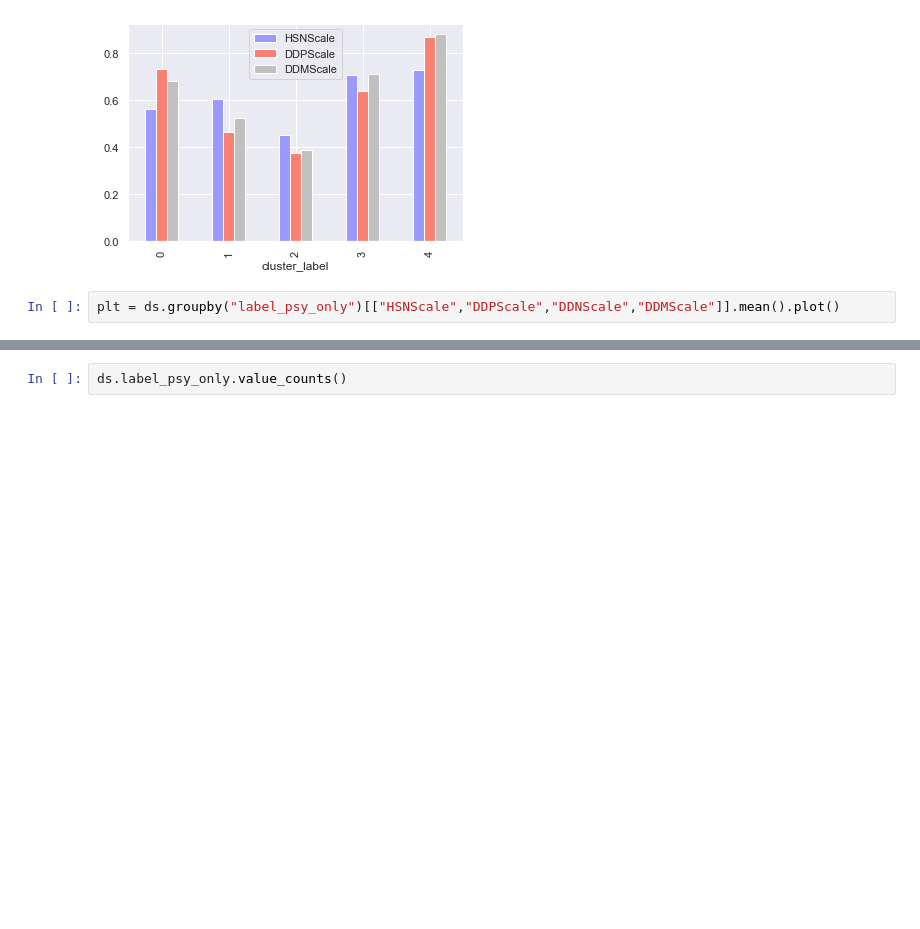
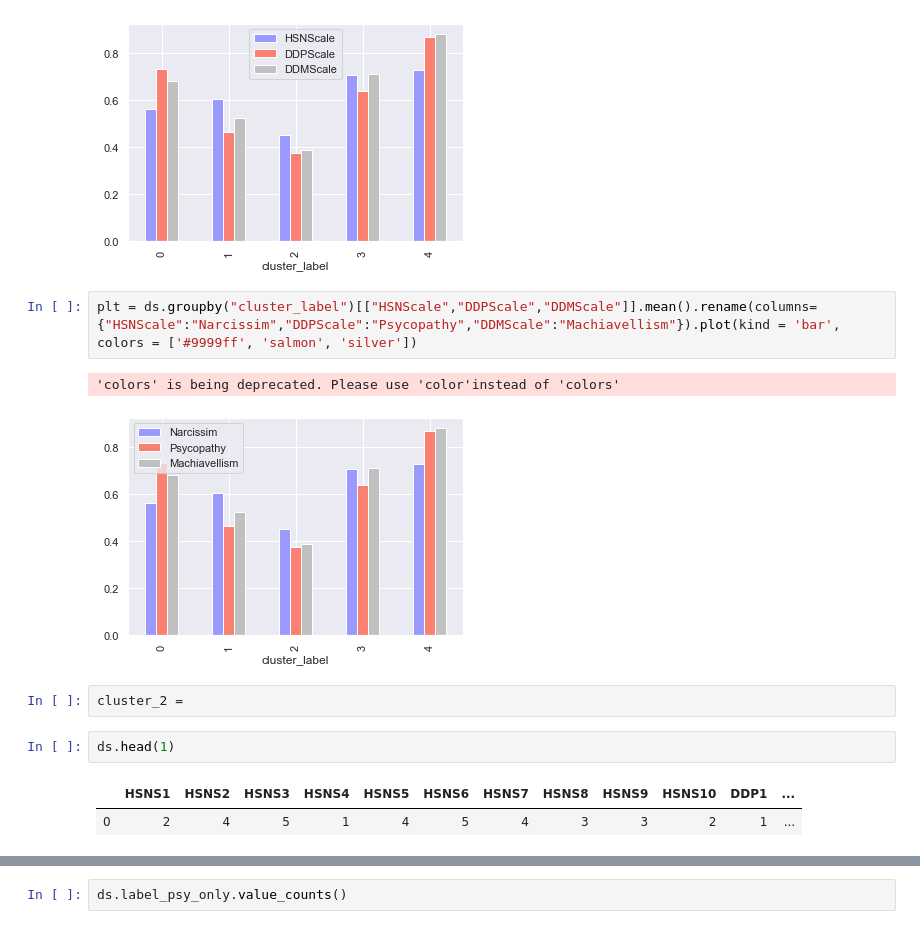
Before and after one commit to pengtianan/final-project, a Jupyter notebook: your-project/Exploratory analysis & Inferential Statistics.ipynb, the cells around one changed output, grey strips where cells are left out. Saved outputs shown, nothing was run; the diff lists cells and outputs as text; blank space fills up the shorter version.

```diff
--- a/your-project/Exploratory analysis & Inferential Statistics.ipynb
+++ b/your-project/Exploratory analysis & Inferential Statistics.ipynb
@@ -50,4 +50,14 @@ ds.groupby("cluster_label")[["HSNScale","DDPScale","DDMScale"]].mean().plot(kind
 <matplotlib.axes._subplots.AxesSubplot at 0x...>
 [figure]
 # %%
-plt = ds.groupby("label_psy_only")[["HSNScale","DDPScale","DDNScale","DDMScale"]].mean().plot()
+plt = ds.groupby("cluster_label")[["HSNScale","DDPScale","DDMScale"]].mean().rename(columns={"HSNScale":"Narcissim","DDPScale":"Psycopathy","DDMScale":"Machiavellism"}).plot(kind = 'bar', colors = ['#9999ff', 'salmon', 'silver'])
+# %% [output]
+'colors' is being deprecated. Please use 'color'instead of 'colors'
+[figure, added]
+# %%
+cluster_2 =
+# %%
+ds.head(1)
+# %% [output]
+|  | HSNS1 | HSNS2 | HSNS3 | HSNS4 | HSNS5 | HSNS6 | HSNS7 | HSNS8 | HSNS9 | HSNS10 | DDP1 | ... |
+| 0 | 2 | 4 | 5 | 1 | 4 | 5 | 4 | 3 | 3 | 2 | 1 | ... |
```
Also changed, not shown: parts of 23 cells of this notebook, 2 other files.
